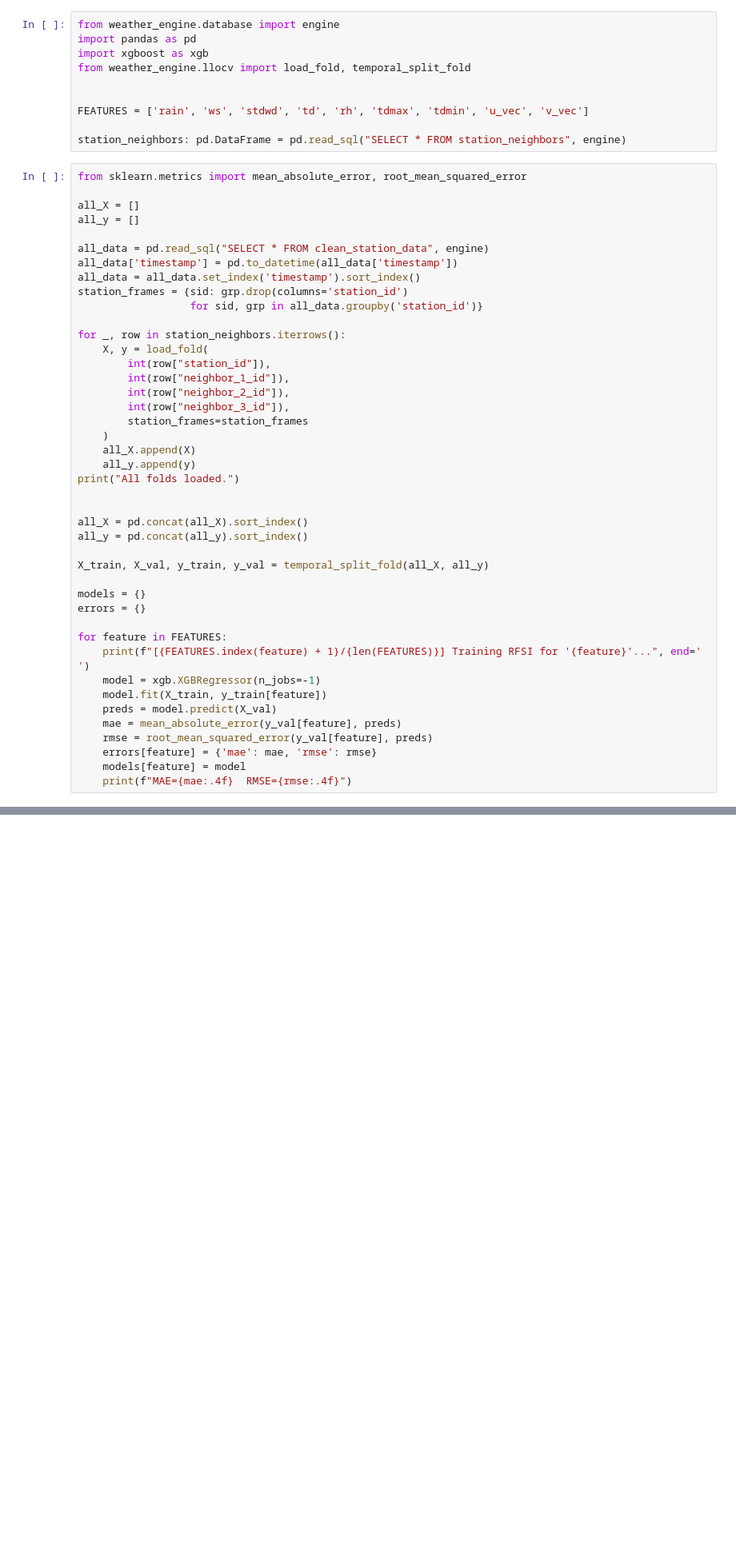
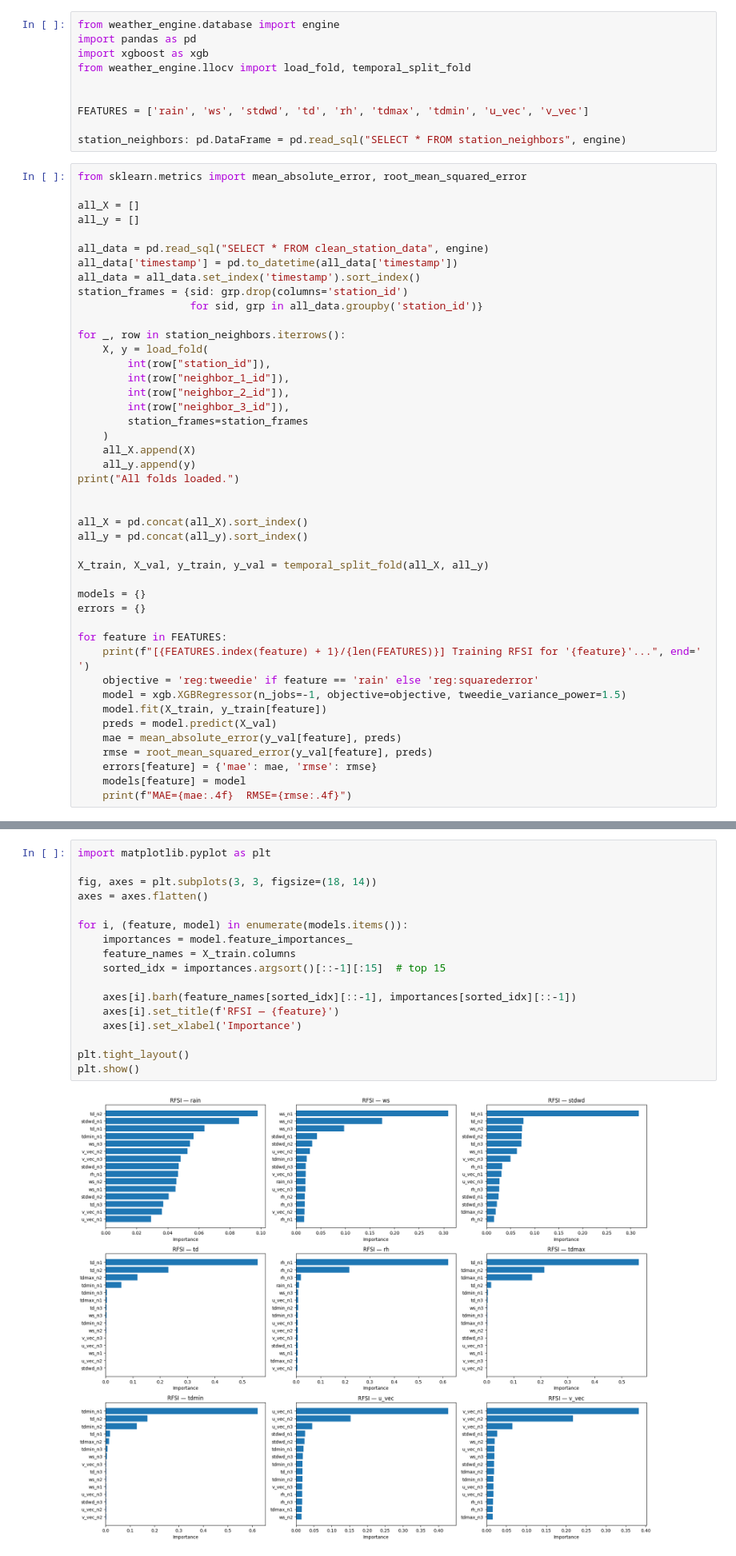
Before and after one commit to jadosh123/SparseData-AI-Precipitation-Forecasting, a Jupyter notebook: src/weather_engine/rfsi.ipynb, the cells around one changed output, grey strips where cells are left out. Shown at 80% size. Saved outputs shown, nothing was run; the diff lists cells and outputs as text; blank space fills up the shorter version.

```diff
--- a/src/weather_engine/rfsi.ipynb
+++ b/src/weather_engine/rfsi.ipynb
@@ -43,7 +43,8 @@ errors = {}
 
 for feature in FEATURES:
     print(f"[{FEATURES.index(feature) + 1}/{len(FEATURES)}] Training RFSI for '{feature}'...", end=' ')
-    model = xgb.XGBRegressor(n_jobs=-1)
+    objective = 'reg:tweedie' if feature == 'rain' else 'reg:squarederror'
+    model = xgb.XGBRegressor(n_jobs=-1, objective=objective, tweedie_variance_power=1.5)
     model.fit(X_train, y_train[feature])
     preds = model.predict(X_val)
     mae = mean_absolute_error(y_val[feature], preds)
@@ -64,0 +84,19 @@ All folds loaded.
+# %%
+import matplotlib.pyplot as plt
+
+fig, axes = plt.subplots(3, 3, figsize=(18, 14))
+axes = axes.flatten()
+
+for i, (feature, model) in enumerate(models.items()):
+    importances = model.feature_importances_
+    feature_names = X_train.columns
+    sorted_idx = importances.argsort()[::-1][:15]  # top 15
+
+    axes[i].barh(feature_names[sorted_idx][::-1], importances[sorted_idx][::-1])
+    axes[i].set_title(f'RFSI — {feature}')
+    axes[i].set_xlabel('Importance')
+
+plt.tight_layout()
+plt.show()
+# %% [output]
+[figure, added]
```
Also changed, not shown: parts of 2 cells of this notebook, 4 other files.
